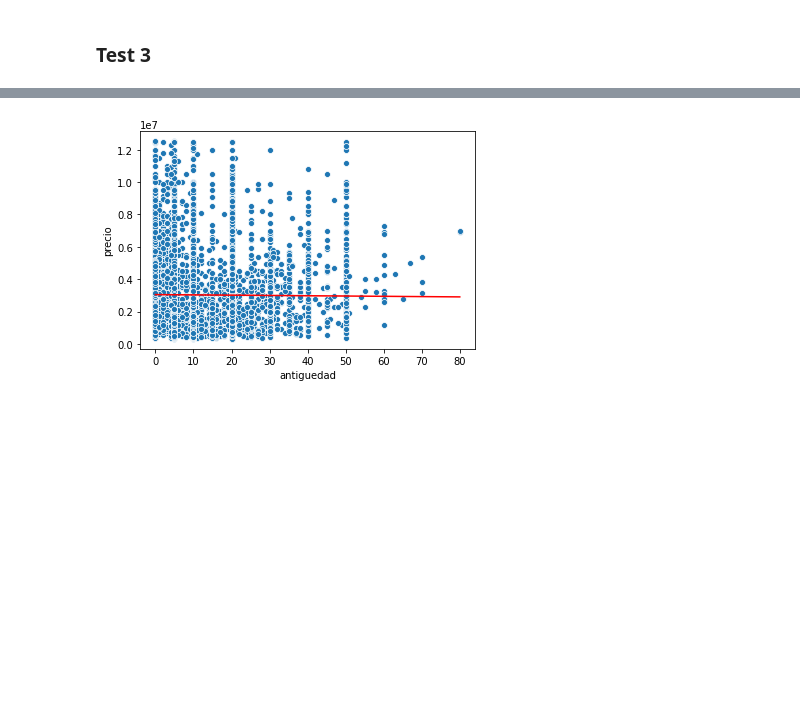
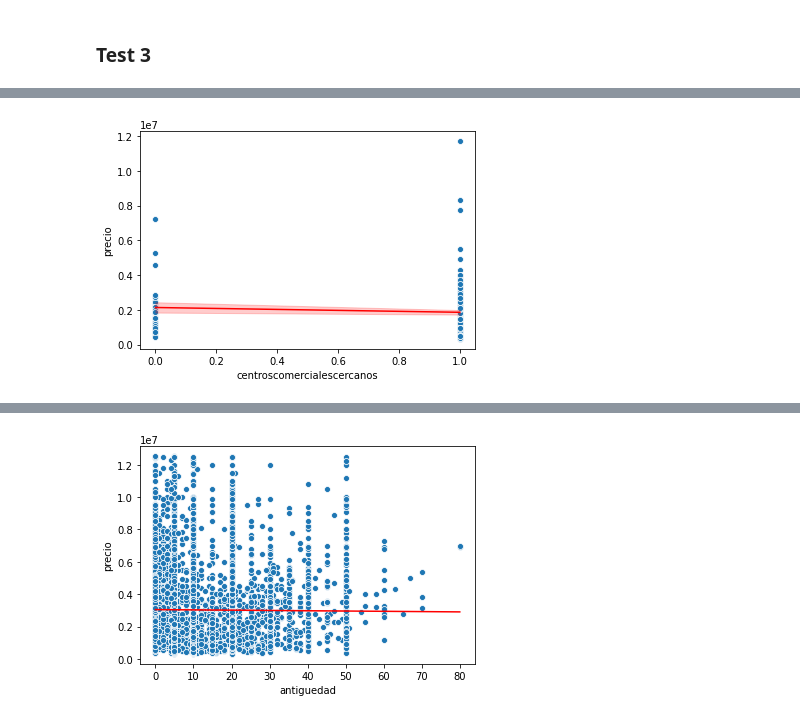
Before and after one commit to brianarrondo/metnum-tp3, a Jupyter notebook: notebooks/Experimentacion.ipynb, the cells around one changed output, grey strips where cells are left out. Drawn from its saved outputs; the diff is of its cells as text; code cells hidden in the pictures; blank space fills up the shorter version.

```diff
--- a/notebooks/Experimentacion.ipynb
+++ b/notebooks/Experimentacion.ipynb
@@ -223,3 +226,11 @@ linearRegressorFigure2D(df_train, df_test, 'garages', 'precio')
 [figure]
 # %% [markdown]
 ### Test 3
+# %%
+df_train = pd.read_csv('../data/train.csv')
+df_train = df_train[df_train['provincia']=='Jalisco'].dropna()
+df_train = df_train[(df_train['tipodepropiedad']=='Casa') | (df_train['tipodepropiedad']=='Apartamento')].dropna()
+df_train = df_train[(df_train['lng']>-105.30) & (df_train['lng']<-105.18)].dropna()
+df_train = df_train[(df_train['lat']>20.5) & (df_train['lat']<20.8)].dropna()
+#df_train = df_train[(df_train['lng']>-130.0) & (df_train['lng']<-80.0)].dropna()
+#df_train = df_train[(df_train['lat']>5.0) & (df_train['lat']<50.0)].dropna()
@@ -225,0 +259,4 @@ linearRegressorFigure2D(df_train, df_test, 'garages', 'precio')
+# %%
+linearRegressorFigure2D(df_train, df_test, 'centroscomercialescercanos', 'precio')
+# %% [output]
+[figure, added]
```
Also changed, not shown: parts of 47 cells of this notebook, 18 other files.
